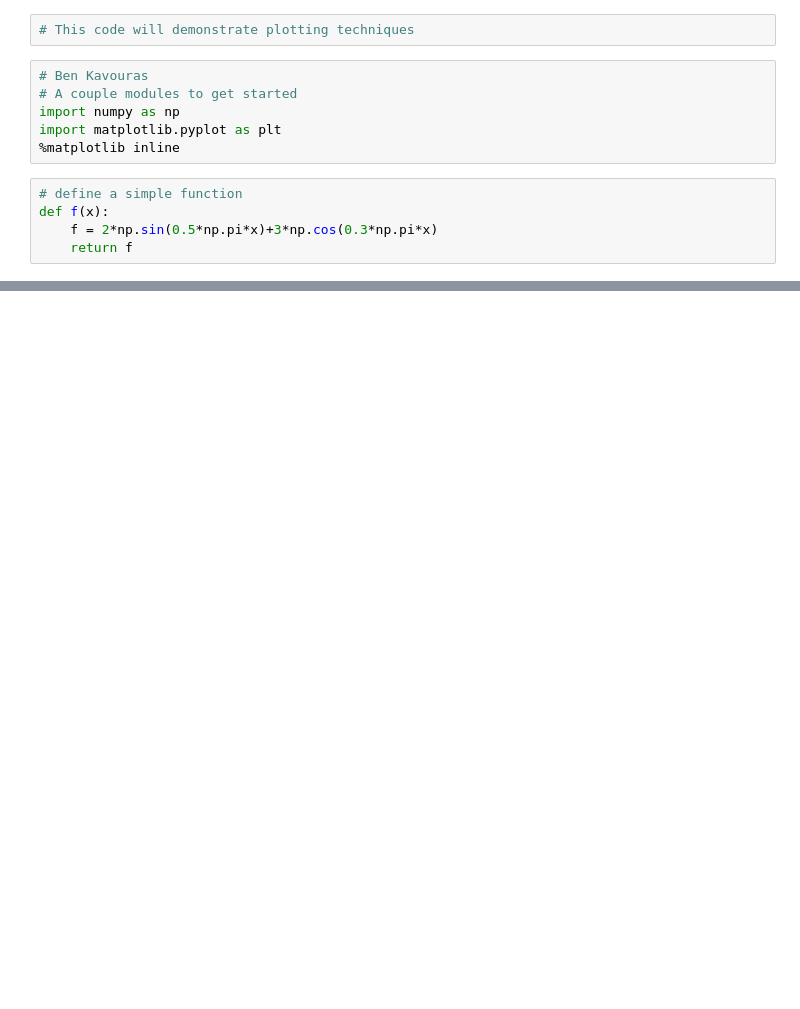
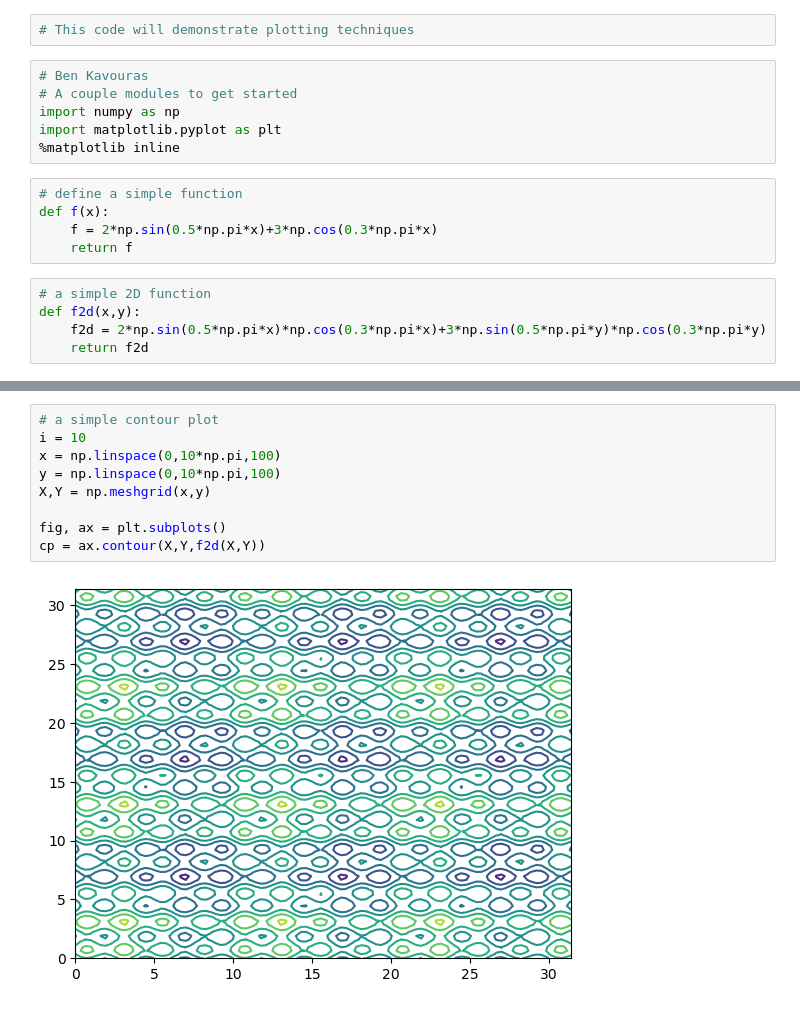
Before and after one commit to kavourbm/Aerospace-Computing, a Jupyter notebook: W1C2.ipynb, the cells around one changed output, grey strips where cells are left out. Saved outputs shown, nothing was run; the diff lists cells and outputs as text; blank space fills up the shorter version.

```diff
--- a/W1C2.ipynb
+++ b/W1C2.ipynb
@@ -11,4 +11,9 @@ import matplotlib.pyplot as plt
 def f(x):
     f = 2*np.sin(0.5*np.pi*x)+3*np.cos(0.3*np.pi*x)
     return f
+# %%
+# a simple 2D function
+def f2d(x,y):
+    f2d = 2*np.sin(0.5*np.pi*x)*np.cos(0.3*np.pi*x)+3*np.sin(0.5*np.pi*y)*np.cos(0.3*np.pi*y)
+    return f2d
 # %%
@@ -31,3 +37,14 @@ ax.set_xticks(np.arange(0,10*np.pi, np.pi))
  <matplotlib.axis.XTick at 0x...>,
  <matplotlib.axis.XTick at 0x...>]
 [figure]
+# %%
+# a simple contour plot
+i = 10
+x = np.linspace(0,10*np.pi,100)
+y = np.linspace(0,10*np.pi,100)
+X,Y = np.meshgrid(x,y)
+
+fig, ax = plt.subplots()
+cp = ax.contour(X,Y,f2d(X,Y))
+# %% [output]
+[figure, added]
```
Also changed, not shown: parts of 1 cell of this notebook.
